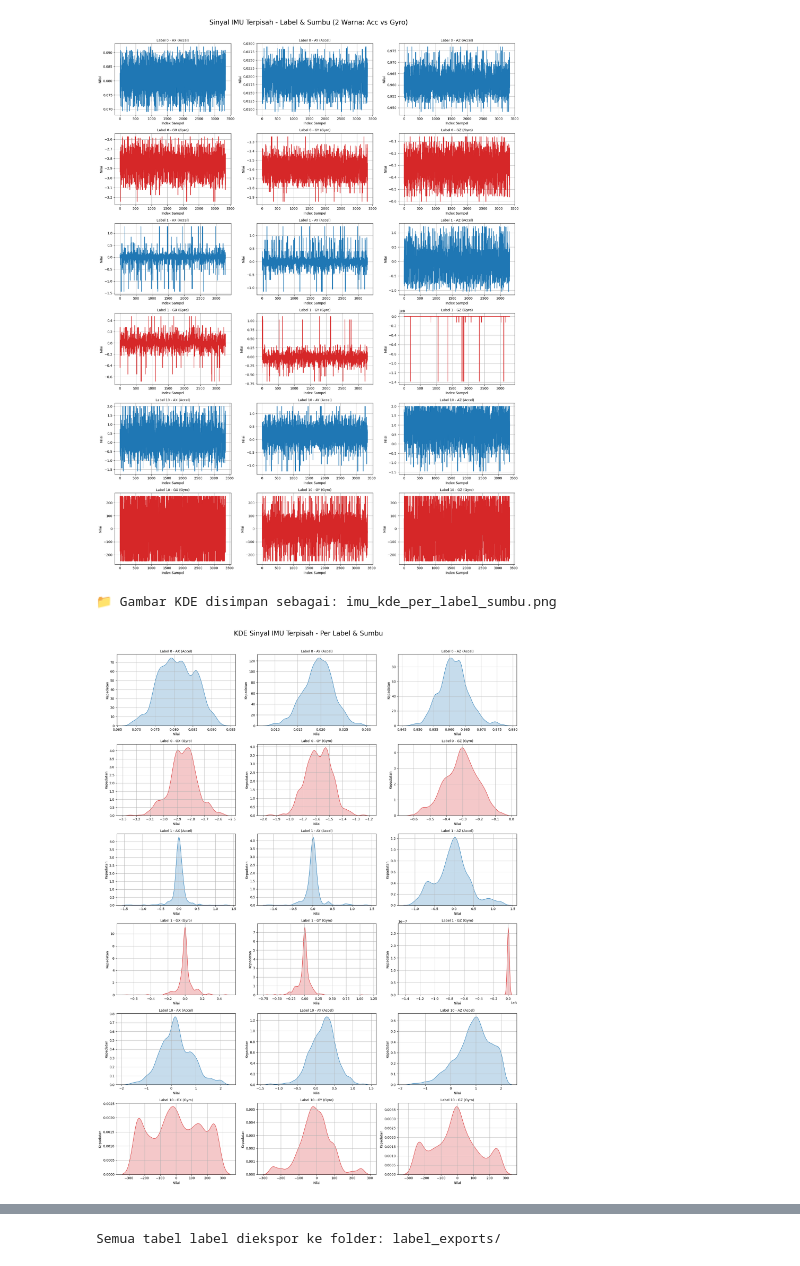
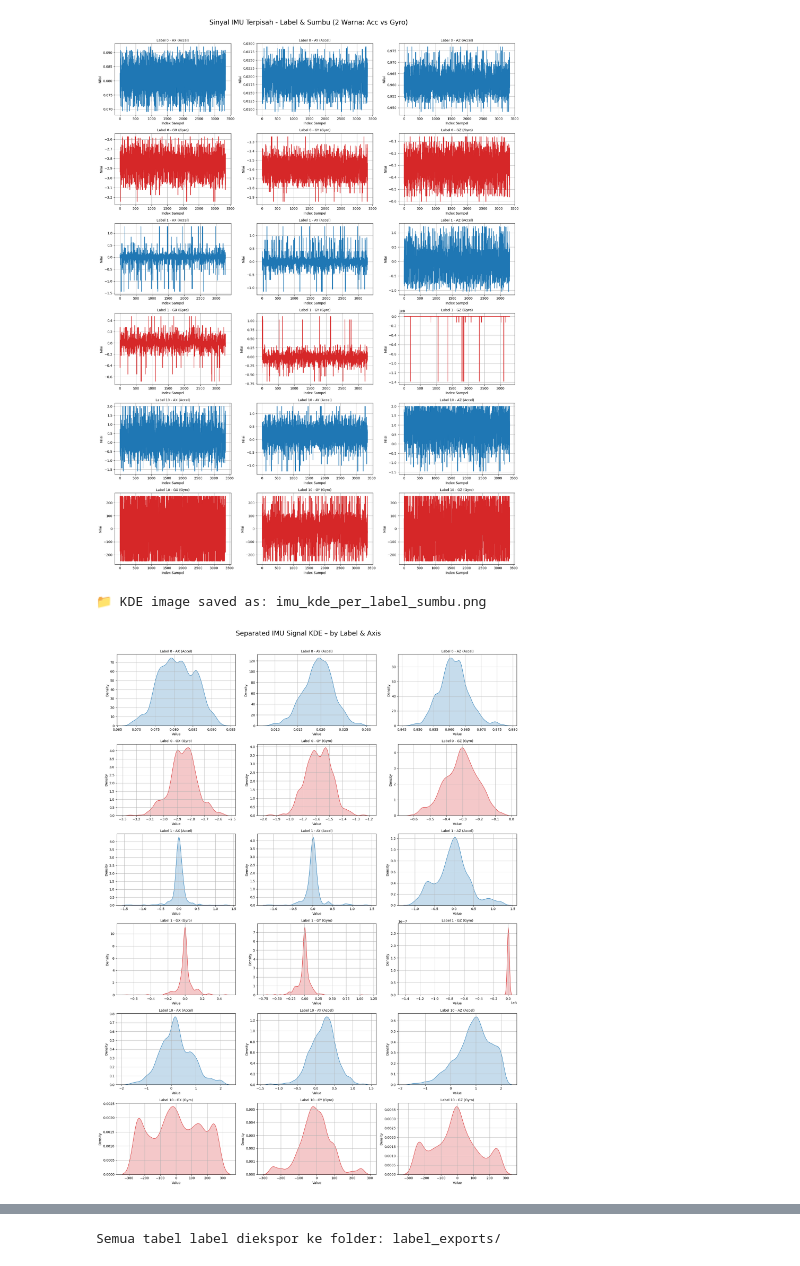
Before and after one commit to verykurniabakti/visenvimu, a Jupyter notebook: imu_data_cleo_ready-pipeline.ipynb, the cells around one changed output, grey strips where cells are left out. Drawn from its saved outputs; the diff is of its cells as text; code cells hidden in the pictures.

```diff
--- a/imu_data_cleo_ready-pipeline.ipynb
+++ b/imu_data_cleo_ready-pipeline.ipynb
@@ -225,8 +225,6 @@ Gambar disimpan sebagai: imu_2color_labels_axes.png
 # %%
 import pandas as pd
 import matplotlib.pyplot as plt
-
-
 import seaborn as sns
 
 # Load data
@@ -236,50 +234,50 @@ axes_acc = ['ax', 'ay', 'az']
 axes_gyro = ['gx', 'gy', 'gz']
 total_plots = len(unique_labels) * (len(axes_acc) + len(axes_gyro))
 
-# Definisi warna
+# Define colors
 acc_color = 'tab:blue'
 gyro_color = 'tab:red'
 
 # Setup subplot grid
 cols = 3
 rows = total_plots // cols + (total_plots % cols != 0)
 fig, axs = plt.subplots(rows, cols, figsize=(18, 4 * rows))
-fig.suptitle("KDE Sinyal IMU Terpisah - Per Label & Sumbu", fontsize=20)
+fig.suptitle("Separated IMU Signal KDE – by Label & Axis", fontsize=20)
 axs = axs.flatten()
 
 plot_idx = 0
 for label in unique_labels:
     subset = df[df['label'] == label].reset_index(drop=True)
 
-    # KDE plot akselerometer
+    # KDE plot for accelerometer
     for axis in axes_acc:
         sns.kdeplot(data=subset, x=axis, ax=axs[plot_idx], color=acc_color, fill=True)
         axs[plot_idx].set_title(f'Label {label} - {axis.upper()} (Accel)', fontsize=10)
-        axs[plot_idx].set_xlabel('Nilai')
-        axs[plot_idx].set_ylabel('Kepadatan')
+        axs[plot_idx].set_xlabel('Value')
+        axs[plot_idx].set_ylabel('Density')
         axs[plot_idx].grid(True)
         plot_idx += 1
 
-    # KDE plot gyroscope
+    # KDE plot for gyroscope
     for axis in axes_gyro:
         sns.kdeplot(data=subset, x=axis, ax=axs[plot_idx], color=gyro_color, fill=True)
         axs[plot_idx].set_title(f'Label {label} - {axis.upper()} (Gyro)', fontsize=10)
-        axs[plot_idx].set_xlabel('Nilai')
-        axs[plot_idx].set_ylabel('Kepadatan')
+        axs[plot_idx].set_xlabel('Value')
+        axs[plot_idx].set_ylabel('Density')
         axs[plot_idx].grid(True)
         plot_idx += 1
 
-# Kosongkan subplot sisa jika ada
+# Clear remaining subplots if any
 for i in range(plot_idx, len(axs)):
     fig.delaxes(axs[i])
 
 plt.tight_layout(rect=[0, 0, 1, 0.97])
 plt.savefig("imu_kde_per_label_sumbu.png", dpi=300)
-print("📁 Gambar KDE disimpan sebagai: imu_kde_per_label_sumbu.png")
+print("📁 KDE image saved as: imu_kde_per_label_sumbu.png")
 plt.show()
 # %% [output]
-📁 Gambar KDE disimpan sebagai: imu_kde_per_label_sumbu.png
+📁 KDE image saved as: imu_kde_per_label_sumbu.png
-[figure, old version]
+[figure, new version]
 # %%
 import ipywidgets as widgets
 widgets.IntSlider(value=5, min=0, max=10)
```
Also changed, not shown: 19 other files.
